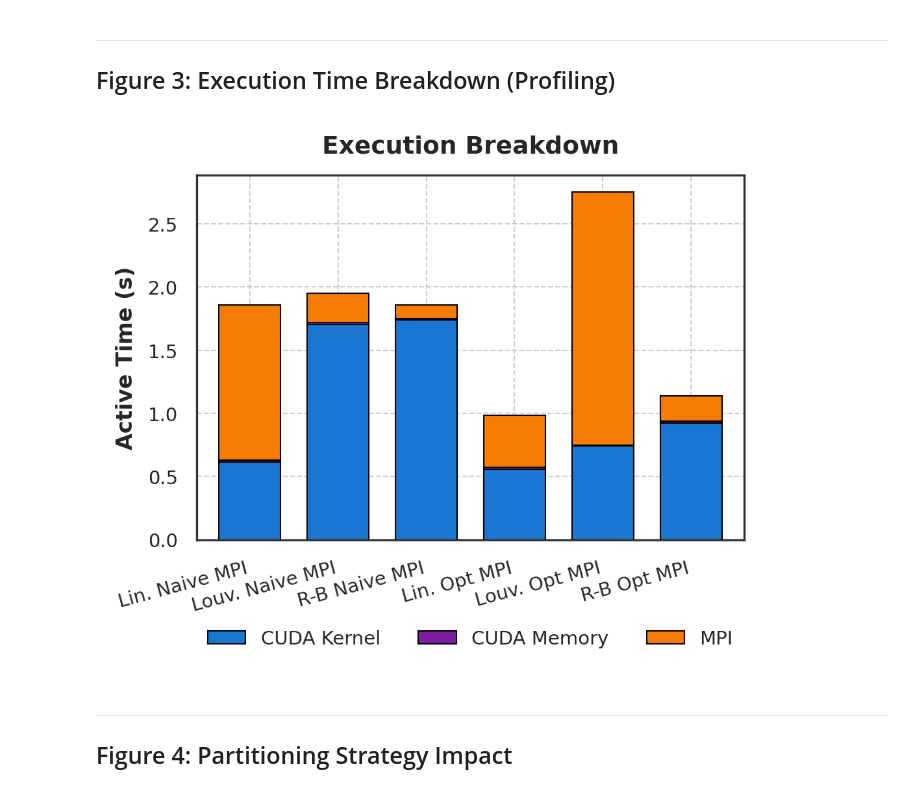
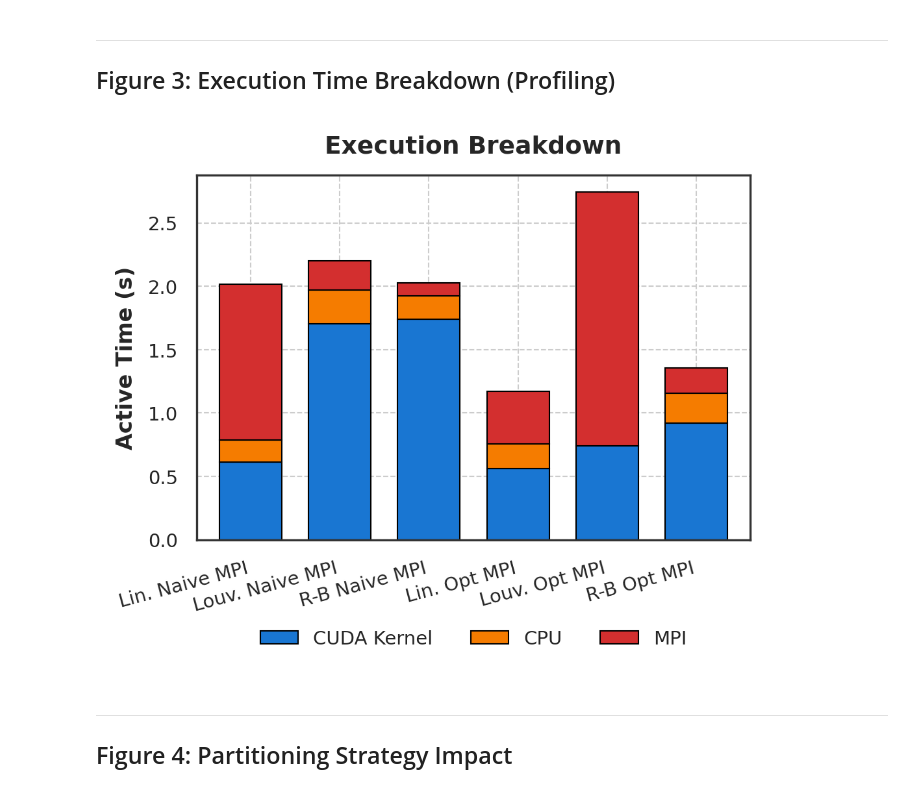
Before and after one commit to LipatJob/distributed-snp, a Jupyter notebook: paper_analysis_improved.ipynb, the cells around one changed output. Saved outputs shown, nothing was run; the diff lists cells and outputs as text; code cells hidden in the pictures.

```diff
--- a/paper_analysis_improved.ipynb
+++ b/paper_analysis_improved.ipynb
@@ -6,6 +6,7 @@ import matplotlib.pyplot as plt
 import numpy as np
 from pathlib import Path
 import warnings
+import sqlite3
 
 warnings.filterwarnings('ignore')
 
@@ -84,7 +85,8 @@ IMPL_COLORS = {
 COMPONENT_COLORS = {
     'CUDA Kernel': '#1976D2',
     'CUDA Memory': '#7B1FA2',
-    'MPI': '#F57C00'
+    'MPI': '#D32F2F',
+    'CPU': '#F57C00'  # Added CPU color
 }
 
 # Functionality colors
@@ -388,12 +422,14 @@ breakdown_data = []
 
 for impl in nsys_impls:
     stats = load_nsys_summary(impl, rank=0)
-    if stats['CUDA Kernel'] > 0 or stats['MPI'] > 0:
+    # Include CPU in stats check
+    if stats['CUDA Kernel'] > 0 or stats['MPI'] > 0 or stats.get('CPU', 0) > 0:
         breakdown_data.append({
             'Implementation': impl,
             'CUDA Kernel': stats['CUDA Kernel'] / 1e9,
             'CUDA Memory': stats['CUDA Memory'] / 1e9,
-            'MPI': stats['MPI'] / 1e9
+            'MPI': stats['MPI'] / 1e9,
+            'CPU': stats.get('CPU', 0) / 1e9
         })
 
 if breakdown_data:
@@ -406,40 +442,42 @@ if breakdown_data:
             'naive-cuda-mpi-louvain': 'Louv. Naive MPI',
             'naive-cuda-mpi-red-blue': 'R-B Naive MPI',
             'optimized-cuda-mpi-linear': 'Lin. Opt MPI',
             'optimized-cuda-mpi-louvain': 'Louv. Opt MPI',
             'optimized-cuda-mpi-red-blue': 'R-B Opt MPI'
     }
     df_nsys.rename(index=short_names, inplace=True)
 
     # Save to CSV (Raw time)
     df_nsys.to_csv('paper_figs/fig3_execution_breakdown.csv')
 
     # Create figure - SINGLE COLUMN
     fig, ax = plt.subplots(figsize=(SINGLE_COL_WIDTH, 2.5 * CHART_HEIGHT_SCALE))
 
     # Stacked bar chart (Raw time)
-    df_nsys.plot(kind='bar', stacked=True, ax=ax,
-               color=[COMPONENT_COLORS['CUDA Kernel'],
-                     COMPONENT_COLORS['CUDA Memory'],
-                     COMPONENT_COLORS['MPI']],
+    # Explicitly calculate plot columns to ensure order and color mapping
+    plot_cols = ['CUDA Kernel', 'CPU', 'MPI']
+    plot_cols = [c for c in plot_cols if c in df_nsys.columns]
+
+    df_nsys[plot_cols].plot(kind='bar', stacked=True, ax=ax,
+               color=[COMPONENT_COLORS.get(c, '#333') for c in plot_cols],
                edgecolor='black', linewidth=0.5, width=0.7)
 
     ax.set_xlabel('')
     ax.set_ylabel('Active Time (s)', fontweight='bold')
     ax.set_title('Execution Breakdown', pad=8, fontweight='bold')
     ax.set_xticklabels(ax.get_xticklabels(), rotation=X_LABEL_ROTATION, ha='right')
 
-    # Legend
+    # Legend - Update to include CPU if present
     ax.legend(bbox_to_anchor=(0.5, -0.20), loc='upper center',
-             frameon=False, ncol=3)
+             frameon=False, ncol=len(plot_cols))
 
     plt.tight_layout()
     plt.savefig('paper_figs/fig3_execution_breakdown.png', bbox_inches='tight', dpi=300)
     plt.show()
 else:
     print("⚠ No profiling data available")
 # %% [output]
-[figure, old version]
+[figure, new version]
 # %% [markdown]
 ---
 ## Figure 4: Partitioning Strategy Impact
```
Also changed, not shown: parts of 2 cells of this notebook.
